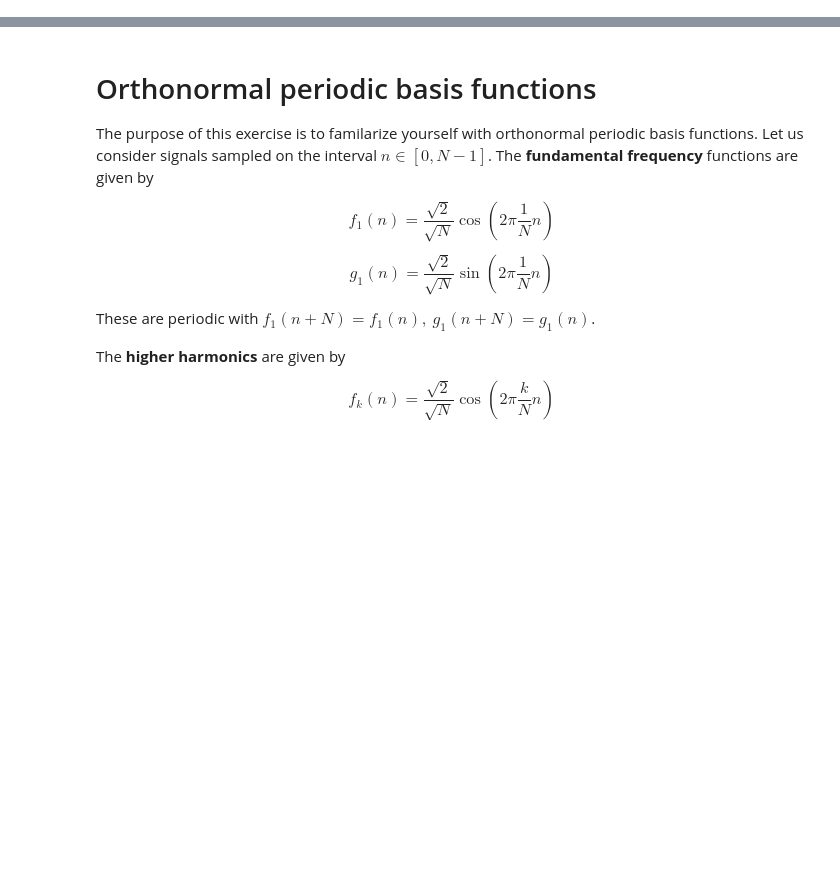
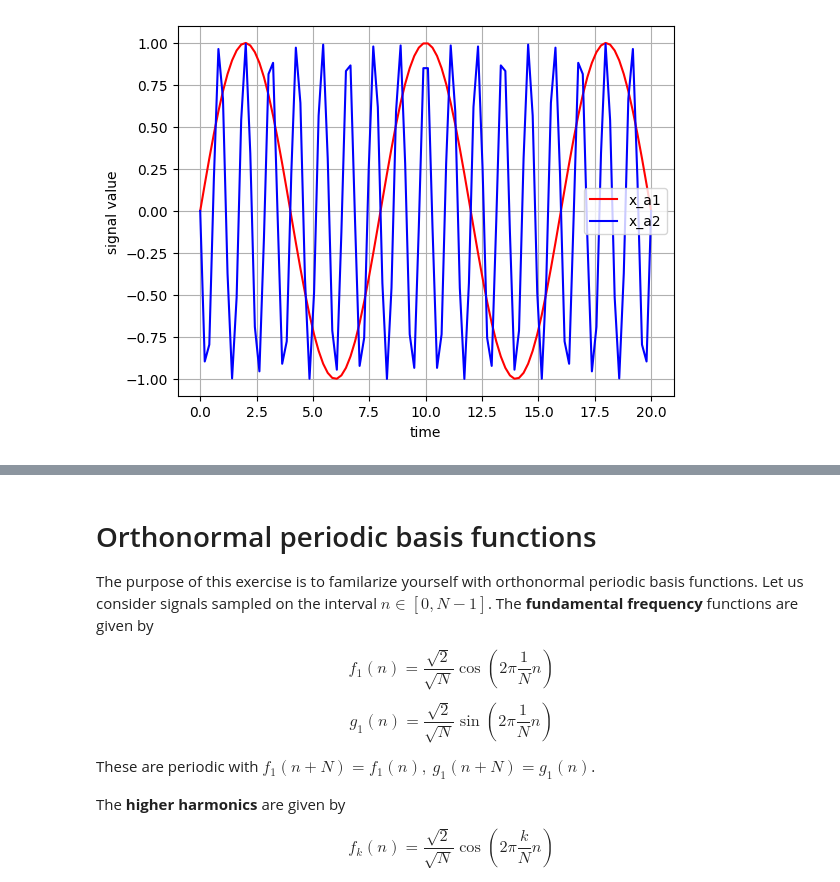
Before and after one commit to Twinbo/Signals-and-Data-Autumn-2025-student, a Jupyter notebook: week_4/ex_week_4_solution.ipynb, the cells around one changed output, grey strips where cells are left out. Drawn from its saved outputs; the diff is of its cells as text; code cells hidden in the pictures; blank space fills up the shorter version.

```diff
--- a/week_4/ex_week_4_solution.ipynb
+++ b/week_4/ex_week_4_solution.ipynb
@@ -6,0 +51,34 @@ import matplotlib.pyplot as plt
+# %%
+#function that simulates harmonic oscillator
+#notice that 'time' is a vector (array) of time=points
+def sine_wave_function(time, amplitude, frequency, phase):
+    signal = amplitude*np.sin(2*np.pi*frequency*time + phase)
+    return signal
+
+#define the signal parameters for x_a1 and x_a2
+
+amplitude_1 = 1
+signal_frequency_1 =  1/8
+amplitude_2 =  1
+signal_frequency_2 =  7/8
+phase_1 =  0
+phase_2 =  np.pi
+
+
+#plot signals x_a1 and x_a2
+
+N = 100
+init_point = 0
+end_point = 20
+time = np.linspace(init_point, end_point, N)
+x_a1 = sine_wave_function(time, amplitude_1, signal_frequency_1, phase_1)
+x_a2 = sine_wave_function(time, amplitude_2, signal_frequency_2, phase_2)
+plt.plot(time, x_a1, color='red', label='x_a1')
+plt.plot(time, x_a2, color='blue', label='x_a2')
+plt.xlabel('time')
+plt.ylabel('signal value')
+plt.legend()
+plt.grid()
+plt.show()
+# %% [output]
+[figure, added]
```
Also changed, not shown: parts of 21 cells of this notebook.
